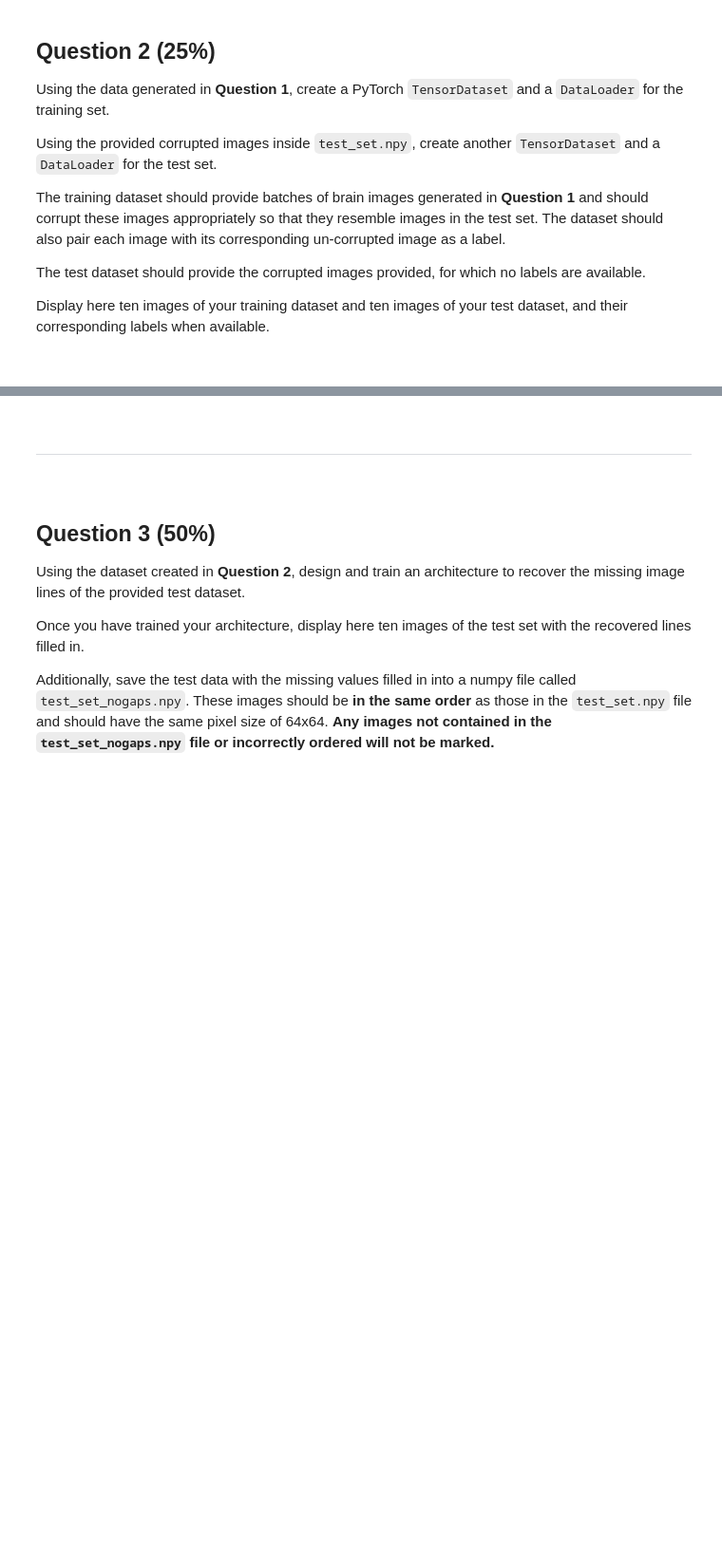
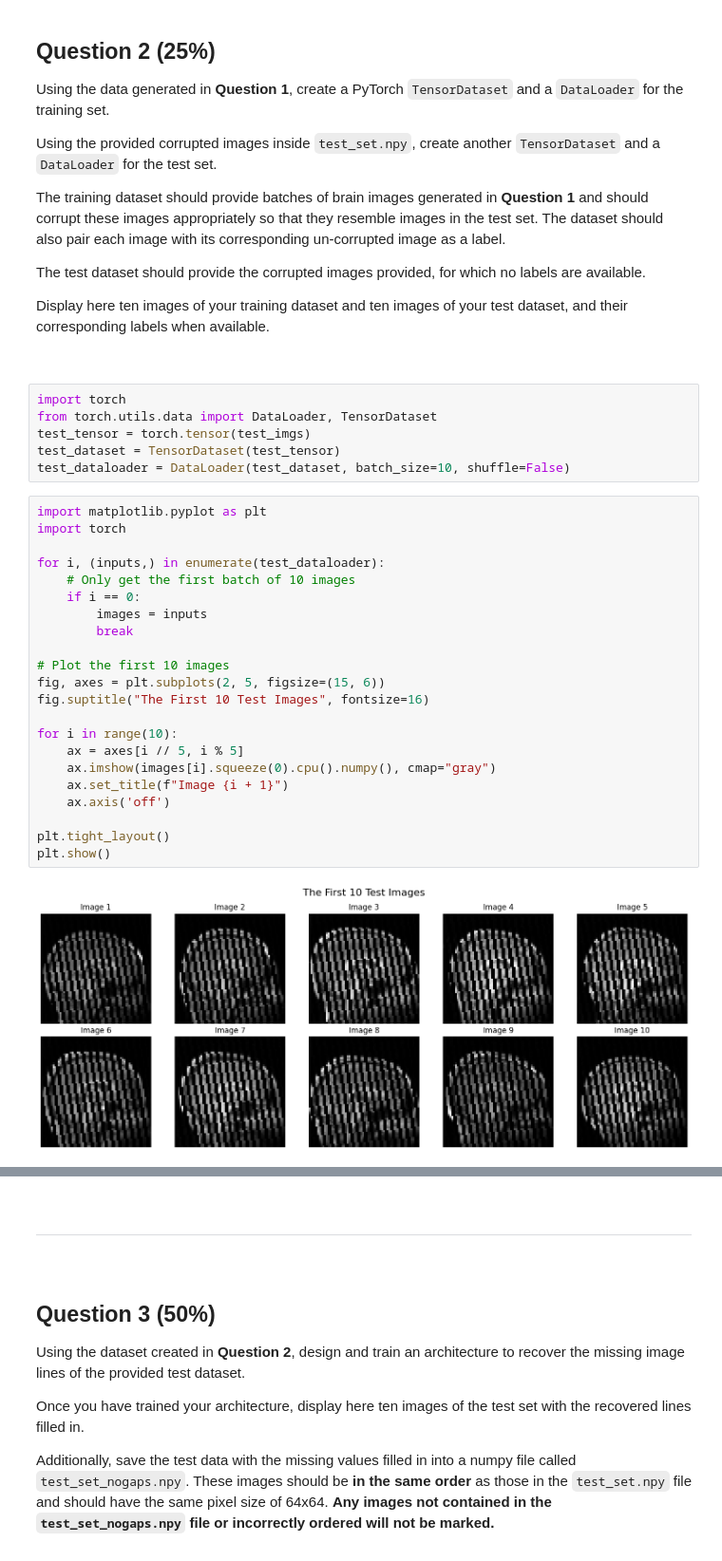
Before and after one commit to esemsc-gg1624/test1, a Jupyter notebook: Assessment.ipynb, the cells around one changed output, grey strips where cells are left out. Shown at 95% size. Saved outputs shown, nothing was run; the diff lists cells and outputs as text; blank space fills up the shorter version.

```diff
--- a/Assessment.ipynb
+++ b/Assessment.ipynb
@@ -225,6 +227,36 @@ The test dataset should provide the corrupted images provided, for which no labe
 Display here ten images of your training dataset and ten images of your test dataset, and their corresponding labels when available.
 
 <br>
+# %%
+import torch
+from torch.utils.data import DataLoader, TensorDataset
+test_tensor = torch.tensor(test_imgs)
+test_dataset = TensorDataset(test_tensor)
+test_dataloader = DataLoader(test_dataset, batch_size=10, shuffle=False)
+# %%
+import matplotlib.pyplot as plt
+import torch
+
+for i, (inputs,) in enumerate(test_dataloader):
+    # Only get the first batch of 10 images
+    if i == 0:
+        images = inputs
+        break
+
+# Plot the first 10 images
+fig, axes = plt.subplots(2, 5, figsize=(15, 6))
+fig.suptitle("The First 10 Test Images", fontsize=16)
+
+for i in range(10):
+    ax = axes[i // 5, i % 5]
+    ax.imshow(images[i].squeeze(0).cpu().numpy(), cmap="gray")
+    ax.set_title(f"Image {i + 1}")
+    ax.axis('off')
+
+plt.tight_layout()
+plt.show()
+# %% [output]
+[figure, added]
 # %%
 import copy
 import numpy as np
```
Also changed, not shown: parts of 19 cells of this notebook.
